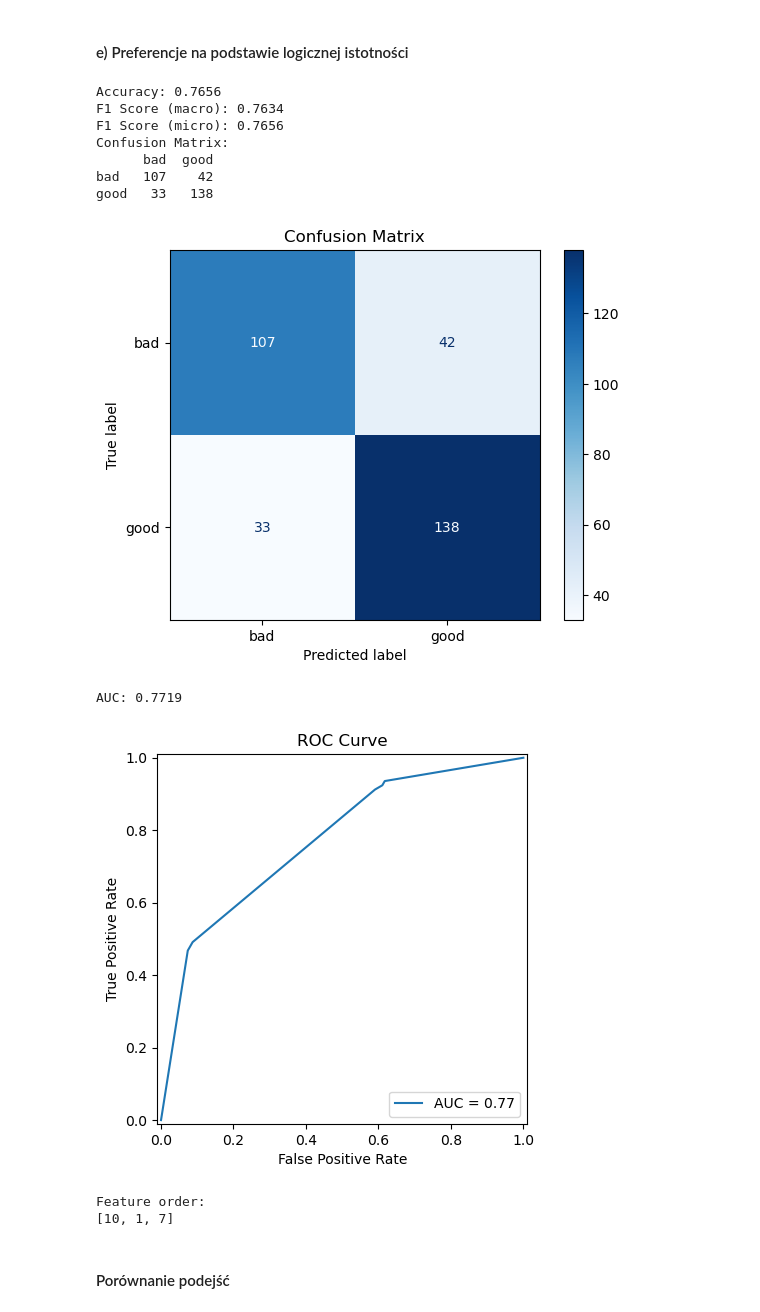
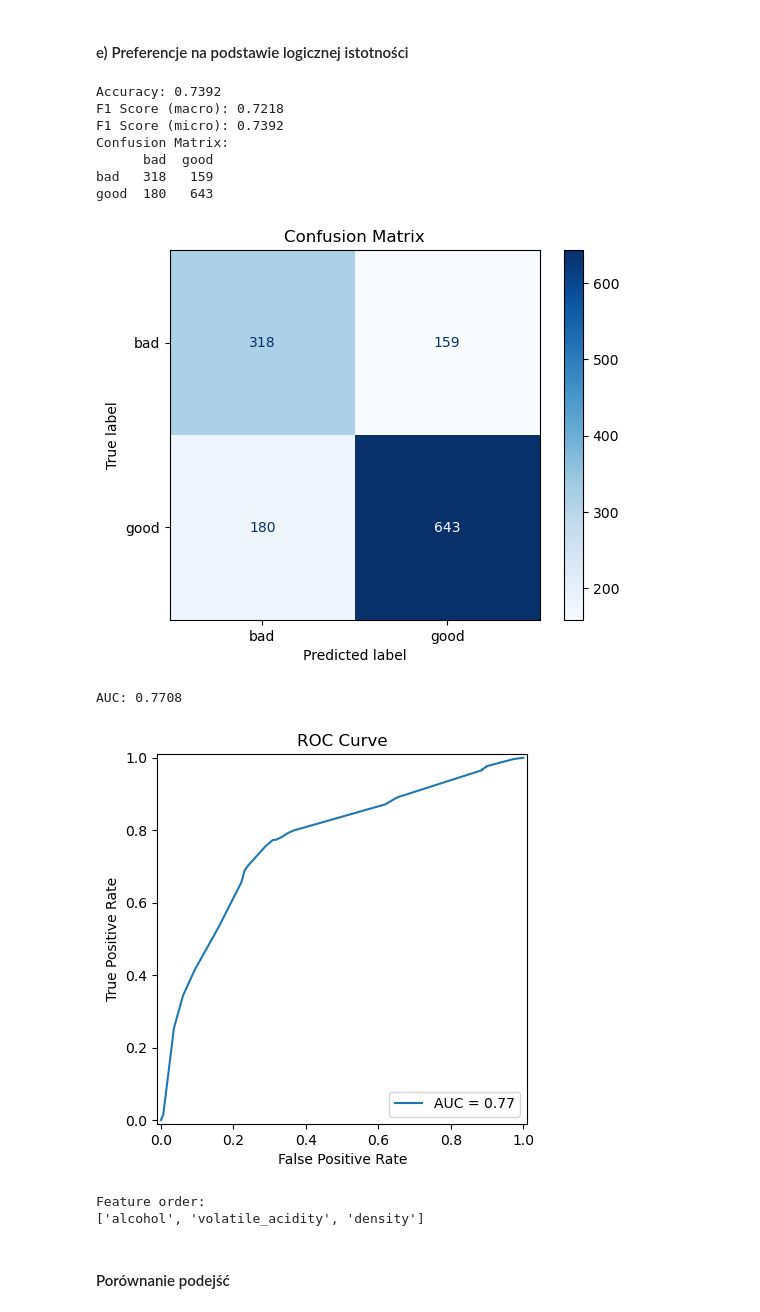
Before and after one commit to rafauoo/ZUM, a Jupyter notebook: main.ipynb, the cells around one changed output. Saved outputs shown, nothing was run; the diff lists cells and outputs as text; code cells hidden in the pictures.

```diff
--- a/main.ipynb
+++ b/main.ipynb
@@ -567,20 +680,21 @@ feature_scores = {X.columns[i]: mi for i, mi in enumerate(mutual_info)}
 threshold = 0.01
 
 filtered_features = [(col, score) for col, score in feature_scores.items() if score > threshold]
-feature_order_c = [X.columns.get_loc(col) for col, _ in sorted(filtered_features, key=lambda x: -x[1])]
+feature_order = [X.columns.get_loc(col) for col, _ in sorted(filtered_features, key=lambda x: -x[1])]
 
 clf_d = CustomDecisionTreeClassifier(
-    preference_list=feature_order_c,
+    preference_list=feature_order,
     similarity_threshold=0.5,
     max_depth=4,
     min_samples_split=5,
     class_names=["edible", "poisonous"]
 )
 
-met_d, cm_d = train_and_evaluate_model(clf_d, X.iloc[:, feature_order_c], y, test_size=0.2, random_state=RANDOM_STATE, target_names=["edible", "poisonous"])
+met_d, cm_d = train_and_evaluate_model(clf_d, X.iloc[:, feature_order], y, test_size=0.2, random_state=RANDOM_STATE, target_names=["edible", "poisonous"])
 metrics["Mushroom"]["d"] = (met_d, cm_d)
 
-print("Filtered feature order (noise-avoiding):", feature_order_c)
+feature_names_in_order = [X.columns[i] for i in feature_order]
+print("Feature order:", feature_names_in_order)
 # %% [output]
 Accuracy: 0.9065
 F1 Score (macro): 0.9064
@@ -652,11 +782,13 @@ Experiment  Accuracy  F1 Macro  F1 Micro  Total errors (FP+FN)
 # %% [markdown]
 ### Wine Quality
 # %%
-data = fetch_openml(name="wine-quality-red", version=1, as_frame=True)
-X = data.data
-y = data.target.astype(int)
+wine_quality = fetch_ucirepo(id=186)
 
-# Binarna klasyfikacja: dobre (>=6), złe (<6)
+X = wine_quality.data.features
+y = wine_quality.data.targets
+print(y)
+
+y = y.values.ravel()
 y = (y >= 6).astype(int)
 X = X.copy()
 metrics["Wine"] = {}
@@ -720,10 +880,10 @@ Feature order:
 mutual_info = mutual_info_classif(X, y, random_state=RANDOM_STATE)
 feature_scores = {X.columns[i]: mi for i, mi in enumerate(mutual_info)}
 sorted_features = sorted(feature_scores.items(), key=lambda x: -x[1])
-feature_order_b = [X.columns.get_loc(col) for col, _ in sorted_features]
+feature_order = [X.columns.get_loc(col) for col, _ in sorted_features]
 
 clf_b = CustomDecisionTreeClassifier(
-    preference_list=feature_order_b,
+    preference_list=feature_order,
     similarity_threshold=0.5,
     max_depth=5,
     min_samples_split=5,
@@ -731,5 +891,6 @@ clf_b = CustomDecisionTreeClassifier(
 )
 met_b, cm_b = train_and_evaluate_model(clf_b, X, y, test_size=0.2, random_state=RANDOM_STATE, target_names=["bad", "good"])
 metrics["Wine"]["b"] = (met_b, cm_b)
-print("Feature order:", feature_order_b)
+feature_names_in_order = [X.columns[i] for i in feature_order]
+print("Feature order:", feature_names_in_order)
 # %% [output]
@@ -778,16 +952,17 @@ Feature order:
 # %%
 threshold = 0.01
 filtered_features = [(col, score) for col, score in feature_scores.items() if score > threshold]
-feature_order_d = [X.columns.get_loc(col) for col, _ in sorted(filtered_features, key=lambda x: -x[1])]
+feature_order = [X.columns.get_loc(col) for col, _ in sorted(filtered_features, key=lambda x: -x[1])]
 
 clf_d = CustomDecisionTreeClassifier(
-    preference_list=feature_order_d,
+    preference_list=feature_order,
     similarity_threshold=0.5,
     max_depth=5,
     min_samples_split=5,
     class_names=["bad", "good"]
 )
-met_d, cm_d = train_and_evaluate_model(clf_d, X.iloc[:, feature_order_d], y, test_size=0.2, random_state=RANDOM_STATE, target_names=["bad", "good"])
+met_d, cm_d = train_and_evaluate_model(clf_d, X.iloc[:, feature_order], y, test_size=0.2, random_state=RANDOM_STATE, target_names=["bad", "good"])
 metrics["Wine"]["d"] = (met_d, cm_d)
-print("Filtered feature order (noise-avoiding):", feature_order_d)
+feature_names_in_order = [X.columns[i] for i in feature_order]
+print("Feature order:", feature_names_in_order)
 # %% [output]
@@ -808,29 +993,30 @@ Filtered feature order (noise-avoiding):
 # %%
 preferred_features = ['alcohol', 'volatile_acidity', 'density']
 feature_order = [X.columns.get_loc(col) for col in preferred_features]
 clf = CustomDecisionTreeClassifier(
     preference_list=feature_order,
     similarity_threshold=0.5,
     max_depth=5,
     min_samples_split=5,
     class_names=["bad", "good"]
 )
 met, cm = train_and_evaluate_model(clf, X, y, test_size=0.2, random_state=RANDOM_STATE, target_names=["bad", "good"])
 metrics["Wine"]["e"] = (met, cm)
-print("Feature order:", feature_order)
+feature_names_in_order = [X.columns[i] for i in feature_order]
+print("Feature order:", feature_names_in_order)
 # %% [output]
-Accuracy: 0.7656
-F1 Score (macro): 0.7634
-F1 Score (micro): 0.7656
+Accuracy: 0.7392
+F1 Score (macro): 0.7218
+F1 Score (micro): 0.7392
 Confusion Matrix:
       bad  good
-bad   107    42
-good   33   138
+bad   318   159
+good  180   643
-[figure, old version]
+[figure, new version]
-AUC: 0.7719
+AUC: 0.7708
-[figure, old version]
+[figure, new version]
 Feature order:
-[10, 1, 7]
+['alcohol', 'volatile_acidity', 'density']
 # %% [markdown]
 #### Porównanie podejść
 # %%
```
Also changed, not shown: parts of 35 cells of this notebook, 3 other files.
